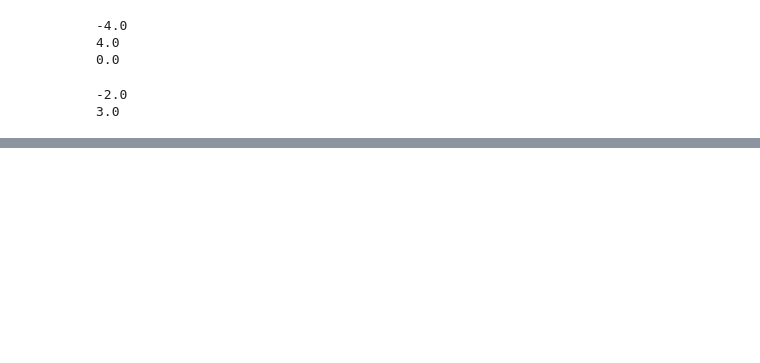
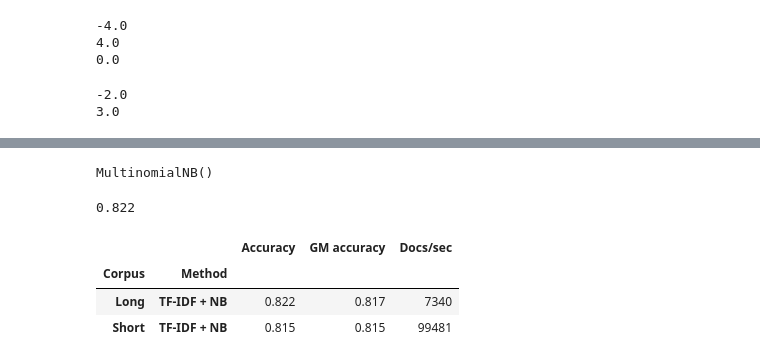
Before and after one commit to a-stephen/sentiment-analysis, a Jupyter notebook: senti_analysis.ipynb, the cells around one changed output, grey strips where cells are left out. Drawn from its saved outputs; the diff is of its cells as text; code cells hidden in the pictures; blank space fills up the shorter version.

Commit message:
Model: TF_IDF + NB

```diff
--- a/senti_analysis.ipynb
+++ b/senti_analysis.ipynb
@@ -421,0 +486,4 @@ print_results()
+# %%
+tfidf_vectorizer = TfidfVectorizer()
+
+X_train = tfidf_vectorizer.fit_transform(train_doc_sets['Short']['pos'] + train_doc_sets['Short']['neg'])
@@ -421,0 +504,7 @@ print_results()
+# %%
+y_train = [1] * len(train_doc_sets['Short']['pos']) + [0] * len(train_doc_sets['Short']['neg'])
+# %%
+model = MultinomialNB()
+model.fit(X_train, y_train)
+# %% [output]
+MultinomialNB()
@@ -421,0 +515,5 @@ print_results()
+# %%
+y_truth = [1] * len(test_doc_sets['Short']['pos']) + [0] * len(test_doc_sets['Short']['neg'])
+print(accuracy_score(y_truth, y_preds).round(3))
+# %% [output]
+0.822
@@ -421,0 +569,7 @@ print_results()
+# %%
+print_results(flex_train_and_test('Self-trained', 'TF-IDF + NB', TfidfVectorizer(), MultinomialNB(), max_train_docs_per_label=1000))
+# %% [output]
+|  |  | Accuracy | GM accuracy | Docs/sec |
+| Corpus | Method |  |  |  |
+| Long | TF-IDF + NB | 0.822 | 0.817 | 7340 |
+| Short | TF-IDF + NB | 0.815 | 0.815 | 99481 |
```
Also changed, not shown: parts of 19 cells of this notebook.
